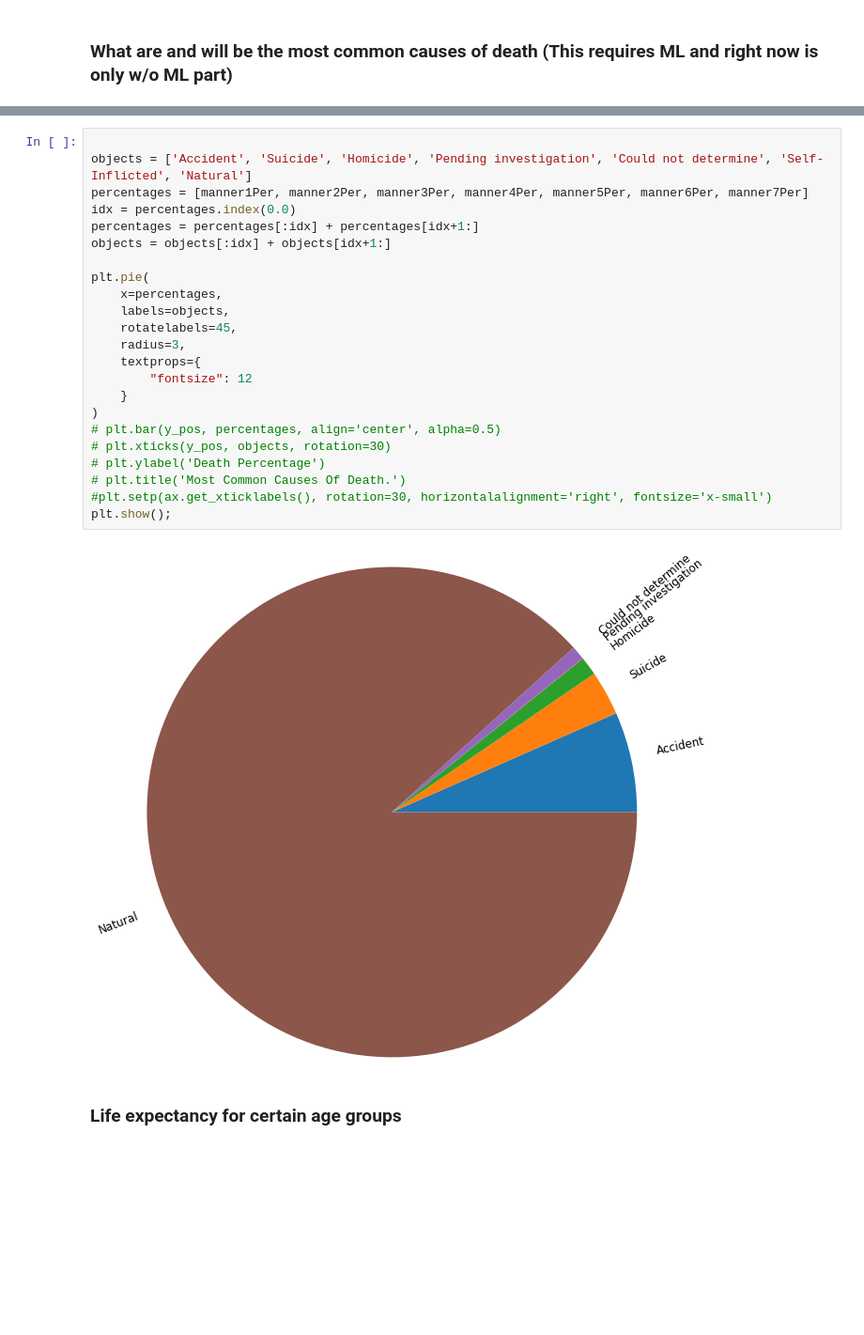
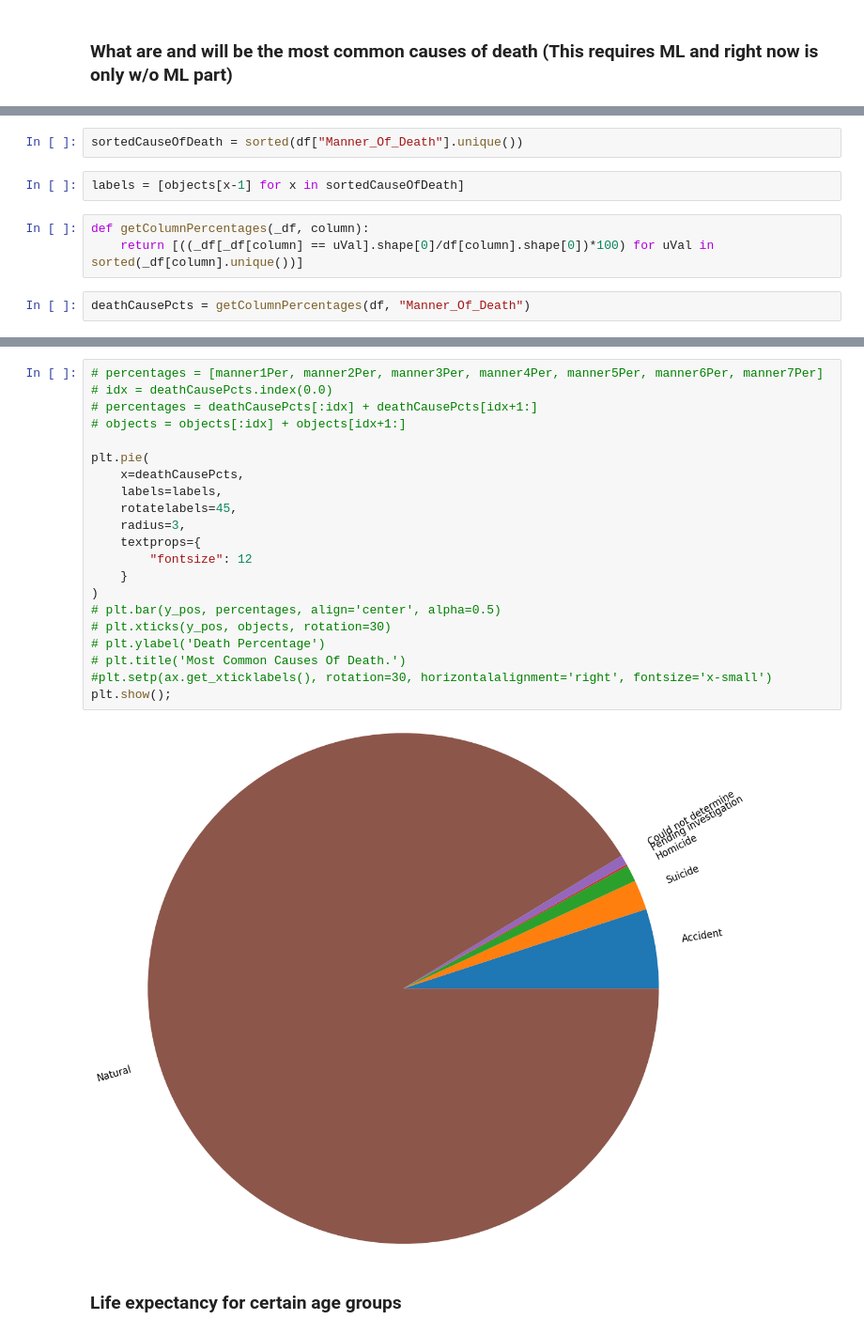
Before and after one commit to m-yasir/datascience-project, a Jupyter notebook: program.ipynb, the cells around one changed output, grey strips where cells are left out. Shown: that part at 94% size. Drawn from its saved outputs; the diff is of its cells as text; blank space fills up the shorter version.

```diff
--- a/program.ipynb
+++ b/program.ipynb
@@ -312,0 +312,9 @@ str(round(manner7Per, 2)) + ' %'
+# %%
+sortedCauseOfDeath = sorted(df["Manner_Of_Death"].unique())
+# %%
+labels = [objects[x-1] for x in sortedCauseOfDeath]
+# %%
+def getColumnPercentages(_df, column):
+    return [((_df[_df[column] == uVal].shape[0]/df[column].shape[0])*100) for uVal in sorted(_df[column].unique())]
+# %%
+deathCausePcts = getColumnPercentages(df, "Manner_Of_Death")
@@ -313,28 +335,26 @@ str(round(manner7Per, 2)) + ' %'
 # %%
-
-objects = ['Accident', 'Suicide', 'Homicide', 'Pending investigation', 'Could not determine', 'Self-Inflicted', 'Natural']
-percentages = [manner1Per, manner2Per, manner3Per, manner4Per, manner5Per, manner6Per, manner7Per]
-idx = percentages.index(0.0)
-percentages = percentages[:idx] + percentages[idx+1:]
-objects = objects[:idx] + objects[idx+1:]
+# percentages = [manner1Per, manner2Per, manner3Per, manner4Per, manner5Per, manner6Per, manner7Per]
+# idx = deathCausePcts.index(0.0)
+# percentages = deathCausePcts[:idx] + deathCausePcts[idx+1:]
+# objects = objects[:idx] + objects[idx+1:]
 
 plt.pie(
-    x=percentages,
-    labels=objects,
+    x=deathCausePcts,
+    labels=labels,
     rotatelabels=45,
     radius=3,
     textprops={
         "fontsize": 12
     }
 )
 # plt.bar(y_pos, percentages, align='center', alpha=0.5)
 # plt.xticks(y_pos, objects, rotation=30)
 # plt.ylabel('Death Percentage')
 # plt.title('Most Common Causes Of Death.')
 #plt.setp(ax.get_xticklabels(), rotation=30, horizontalalignment='right', fontsize='x-small')
 plt.show();
 # %% [output]
-[figure, old version]
+[figure, new version]
 # %% [markdown]
 ### Life expectancy for certain age groups
 # %%
```
Also changed, not shown: parts of 55 cells of this notebook.
